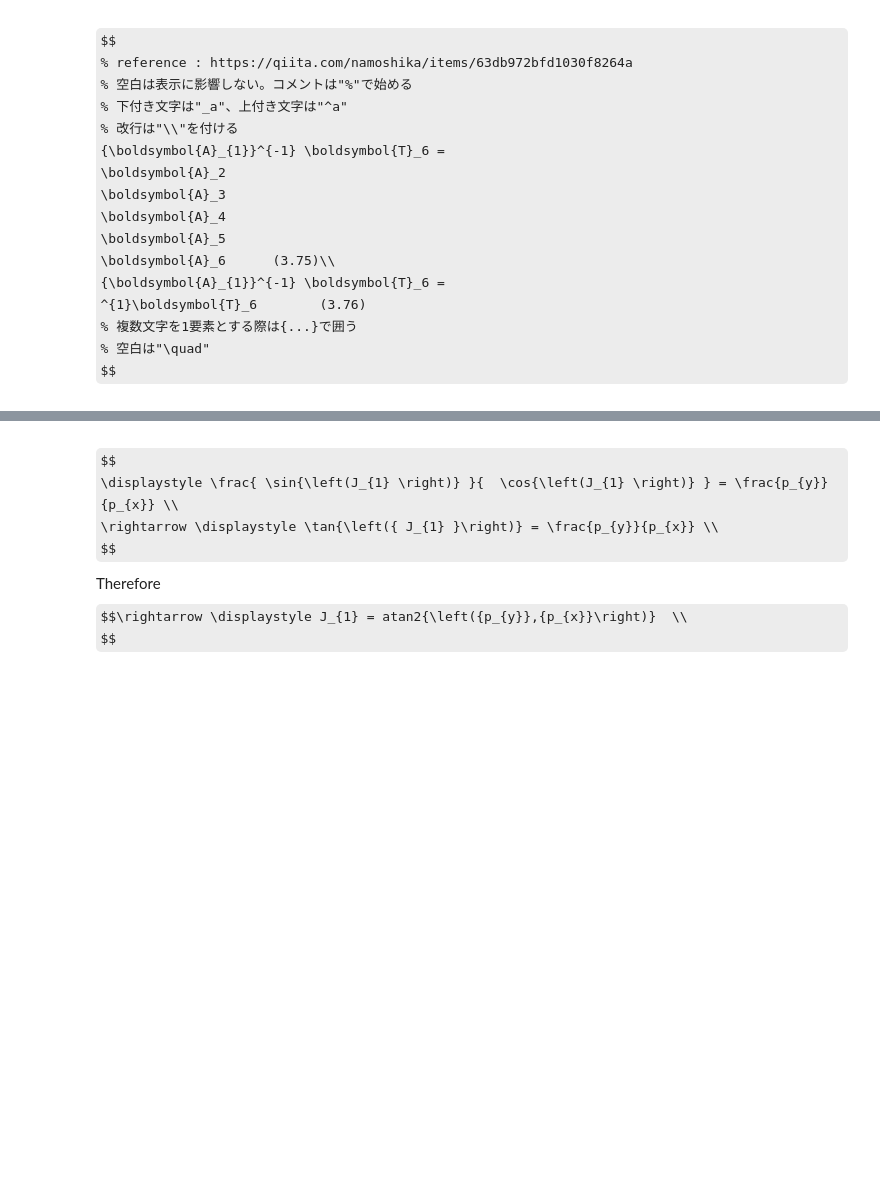
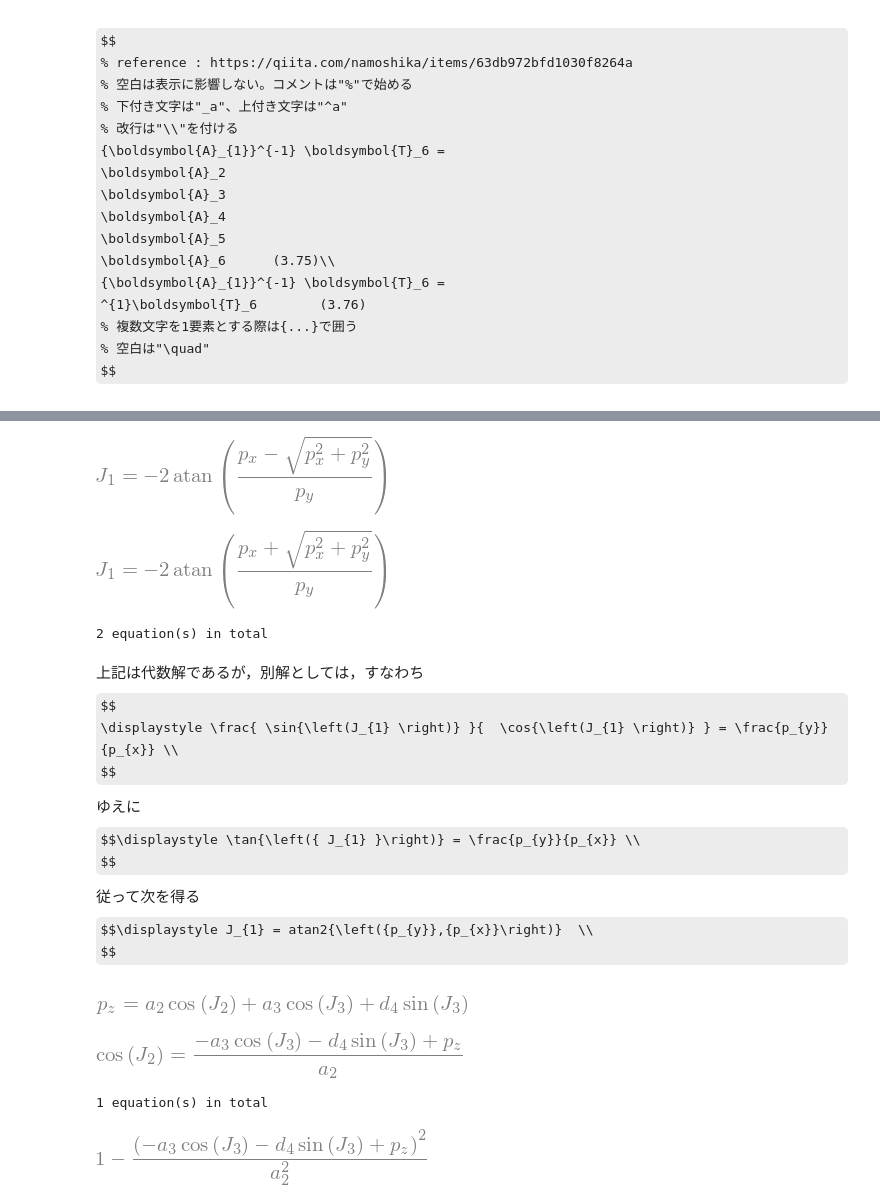
Before and after one commit to maeda-lab/Scaledown, a Jupyter notebook: miyamoto/FK_IK_furukawa.ipynb, the cells around one changed output, grey strips where cells are left out. Cells and saved outputs as stored; diff of their text form; code cells hidden in the pictures; some formulas as TeX source; blank space fills up the shorter version.

```diff
--- a/miyamoto/FK_IK_furukawa.ipynb
+++ b/miyamoto/FK_IK_furukawa.ipynb
@@ -222,8 +251,52 @@ sym.Eq(A1iT6[11] , A23456[11])
+# %%
+# の３元連立方程式を得る．　上記第３式は，
+eq=A1iT6[11] - A23456[11]
+
+# J1について解くと，
+sol = sym.solve(eq, J_1)
+
+for i  in range(len(sol)):
+    display( sym.trigsimp(sym.Eq(J_1,  sol[i])))
+print( str(len(sol)) +' equation(s) in total')
+
+sol_J1 = sol
+# %% [output]
+[figure, added]
+[figure, added]
+2 equation(s) in total
 # %% [markdown]
+上記は代数解であるが，別解としては，すなわち
 $$
 \displaystyle \frac{ \sin{\left(J_{1} \right)} }{  \cos{\left(J_{1} \right)} } = \frac{p_{y}}{p_{x}} \\
-\rightarrow \displaystyle \tan{\left({ J_{1} }\right)} = \frac{p_{y}}{p_{x}} \\
 $$
-Therefore
-$$\rightarrow \displaystyle J_{1} = atan2{\left({p_{y}},{p_{x}}\right)}  \\
+ゆえに
+$$\displaystyle \tan{\left({ J_{1} }\right)} = \frac{p_{y}}{p_{x}} \\
 $$
+従って次を得る
+$$\displaystyle J_{1} = atan2{\left({p_{y}},{p_{x}}\right)}  \\
+$$
+# %%
+# 次に上記第２式に着目すると
+sym.Eq(A1iT6[7] , A23456[7])
+# %% [output]
+[figure, added]
+# %%
+# であるから,上記第１式に S(J2) を代入すべく C(J2)を求めると
+eq_C2 =A1iT6[7] - A23456[7]
+sol = sym.solve( eq_C2, C(J_2)  )
+for i  in range(len(sol)):
+    display( sym.Eq(C(J_2),  sol[i]))
+print( str(len(sol)) +' equation(s) in total')
+# %% [output]
+[figure, added]
+1 equation(s) in total
+# %%
+# 従って，S(J2)を求めるためには，C(J2)**2 + S(J2)**2 = 1 を展開し
+# S(J2) = sqrt(1-C(J2)**2) を行いたいので，
+# まずは平方根を取る前に平方根内部の正負を確認する
+
+# 前記右辺を S(J2)**2 = 1- C(J2)**2 に代入し，これをKとおく
+K = 1 - sol[0]**2
+display(K)
+# %% [output]
+[figure, added]
```
Also changed, not shown: parts of 11 cells of this notebook, 2 other files.
